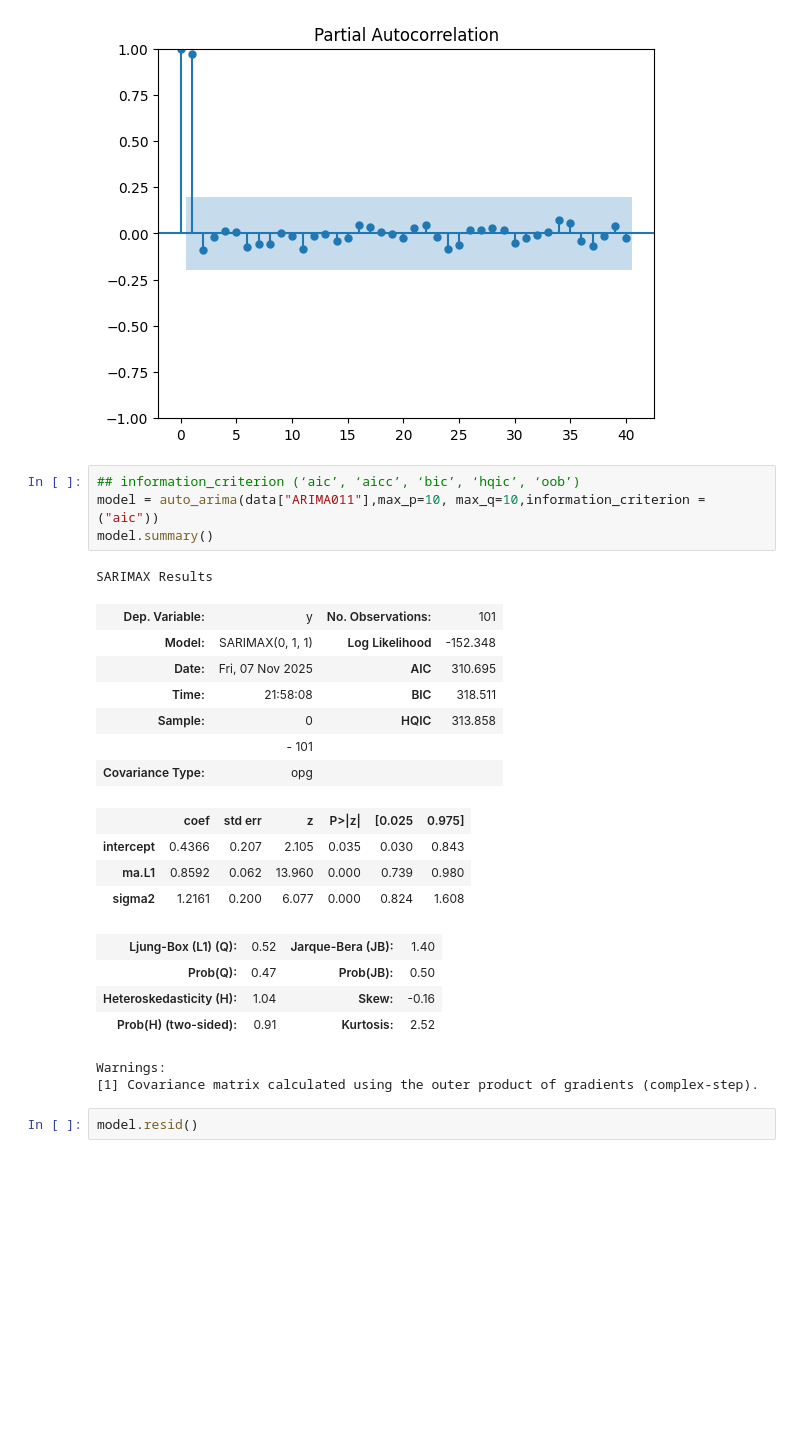
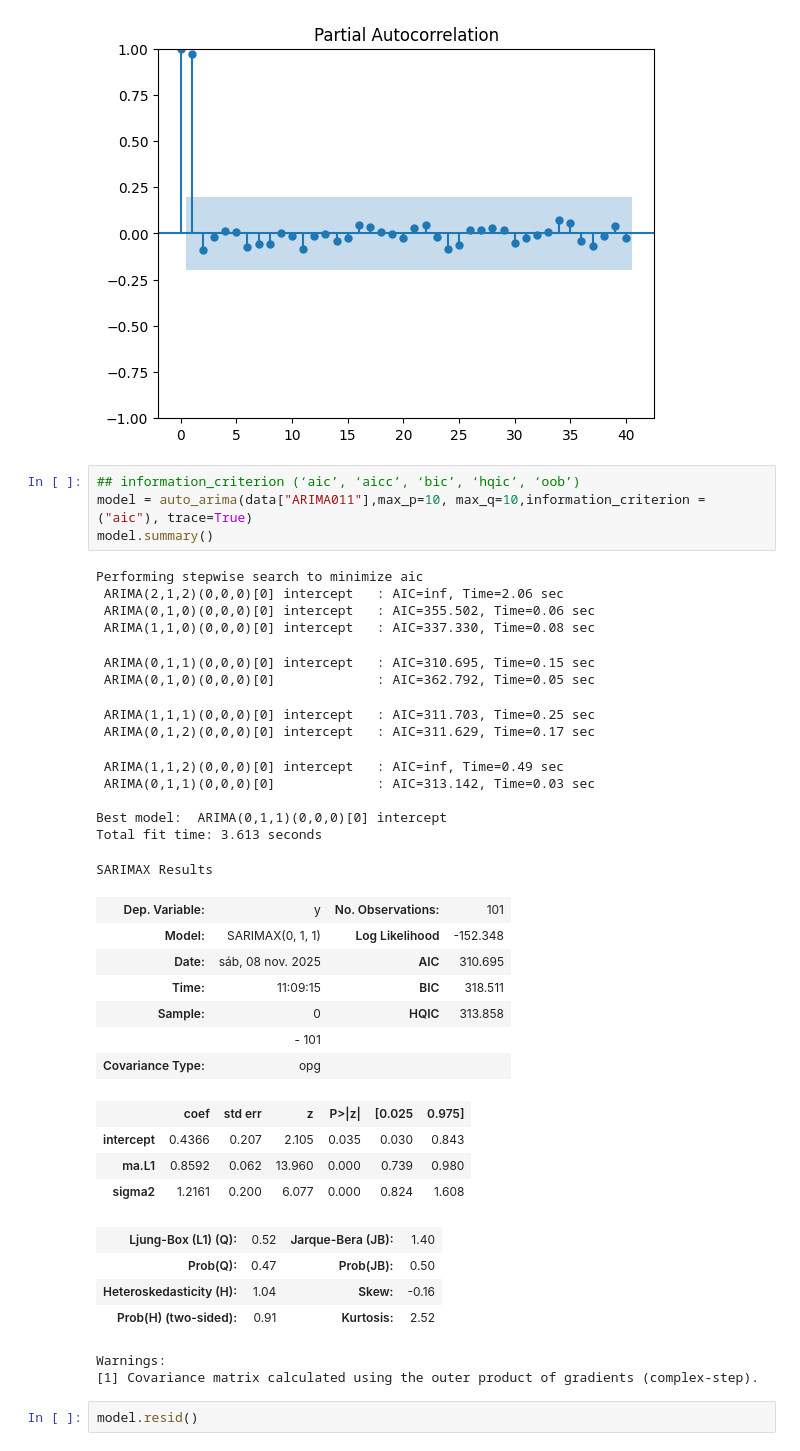
Before and after one commit to DarkLord0404/AAIII, a Jupyter notebook: Taller 3/Aprendizaje_automático_III_clase3.ipynb, the cells around one changed output. Saved outputs shown, nothing was run; the diff lists cells and outputs as text; blank space fills up the shorter version.

```diff
--- a/Taller 3/Aprendizaje_automático_III_clase3.ipynb
+++ b/Taller 3/Aprendizaje_automático_III_clase3.ipynb
@@ -66,14 +66,27 @@ plot_pacf(data['ARIMA011'],lags=40);
 [figure]
 # %%
 ## information_criterion (‘aic’, ‘aicc’, ‘bic’, ‘hqic’, ‘oob’)
-model = auto_arima(data["ARIMA011"],max_p=10, max_q=10,information_criterion = ("aic"))
+model = auto_arima(data["ARIMA011"],max_p=10, max_q=10,information_criterion = ("aic"), trace=True)
 model.summary()
 # %% [output]
-SARIMAX Results
+Performing stepwise search to minimize aic
+ ARIMA(2,1,2)(0,0,0)[0] intercept   : AIC=inf, Time=2.06 sec
+ ARIMA(0,1,0)(0,0,0)[0] intercept   : AIC=355.502, Time=0.06 sec
+ ARIMA(1,1,0)(0,0,0)[0] intercept   : AIC=337.330, Time=0.08 sec
+ ARIMA(0,1,1)(0,0,0)[0] intercept   : AIC=310.695, Time=0.15 sec
+ ARIMA(0,1,0)(0,0,0)[0]             : AIC=362.792, Time=0.05 sec
+ ARIMA(1,1,1)(0,0,0)[0] intercept   : AIC=311.703, Time=0.25 sec
+ ARIMA(0,1,2)(0,0,0)[0] intercept   : AIC=311.629, Time=0.17 sec
+ ARIMA(1,1,2)(0,0,0)[0] intercept   : AIC=inf, Time=0.49 sec
+ ARIMA(0,1,1)(0,0,0)[0]             : AIC=313.142, Time=0.03 sec
+
+Best model:  ARIMA(0,1,1)(0,0,0)[0] intercept
+Total fit time: 3.613 seconds
+SARIMAX Results
 | Dep. Variable: | y | No. Observations: | 101 |
 | Model: | SARIMAX(0, 1, 1) | Log Likelihood | -152.348 |
-| Date: | Fri, 07 Nov 2025 | AIC | 310.695 |
-| Time: | 21:58:08 | BIC | 318.511 |
+| Date: | sáb, 08 nov. 2025 | AIC | 310.695 |
+| Time: | 11:09:15 | BIC | 318.511 |
 | Sample: | 0 | HQIC | 313.858 |
 |  | - 101 |  |  |
 | Covariance Type: | opg |  |  |
@@ -85,8 +98,8 @@ SARIMAX Results
 | Prob(Q): | 0.47 | Prob(JB): | 0.50 |
 | Heteroskedasticity (H): | 1.04 | Skew: | -0.16 |
 | Prob(H) (two-sided): | 0.91 | Kurtosis: | 2.52 |
-Warnings:
-[1] Covariance matrix calculated using the outer product of gradients (complex-step).
+Warnings:
+[1] Covariance matrix calculated using the outer product of gradients (complex-step).
 # %%
 model.resid()
 # %% [output]
```
Also changed, not shown: 4 other files.
